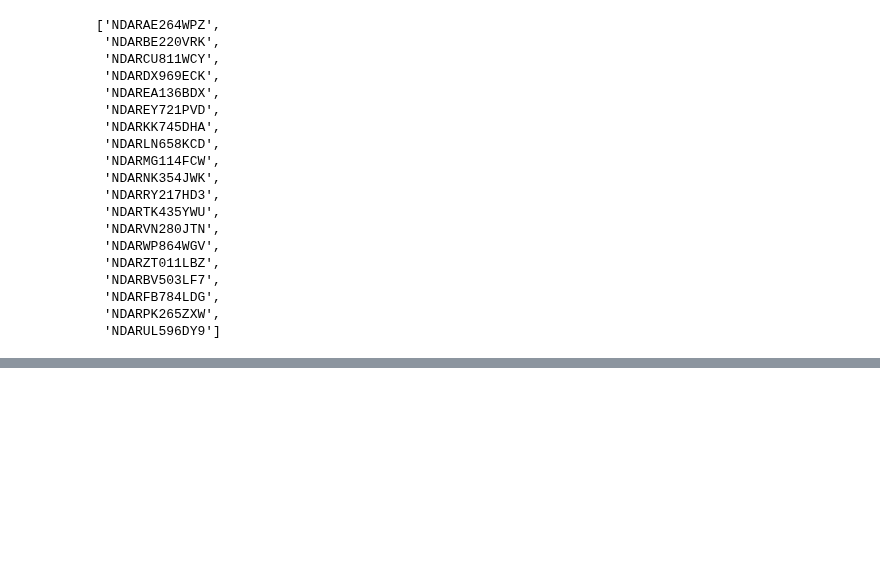
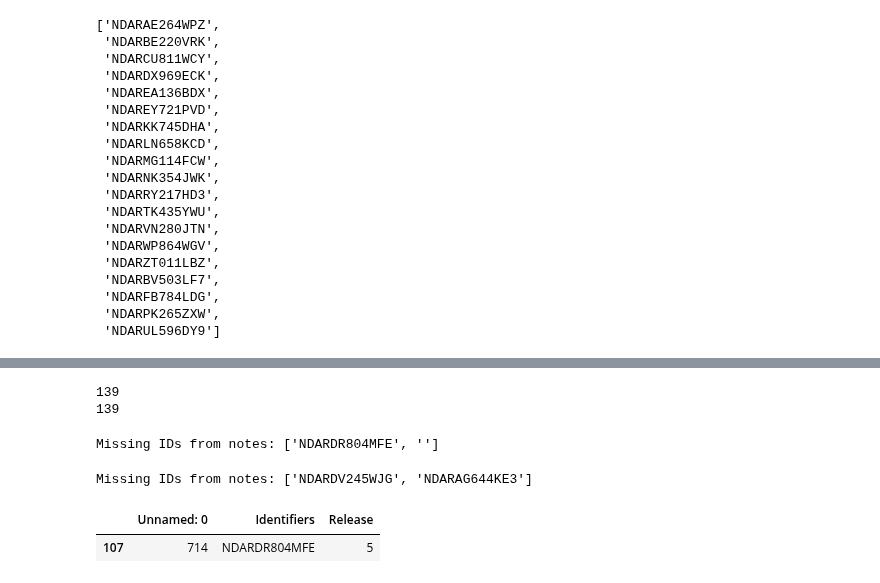
Before and after one commit to cristinarainich/Child-Mind-Institute-Project, a Jupyter notebook: behavioral_analysis.ipynb, the cells around one changed output, grey strips where cells are left out. Saved outputs shown, nothing was run; the diff lists cells and outputs as text; code cells hidden in the pictures; blank space fills up the shorter version.

```diff
--- a/behavioral_analysis.ipynb
+++ b/behavioral_analysis.ipynb
@@ -106,3 +107,8 @@ final_ids = ids['Identifiers'].values.tolist()
 print('The number of sibjects in our sample: ', len(final_ids))
 # %% [output]
 The number of sibjects in our sample:  619
+# %%
+# Write the IDs to a text file in Colab
+with open('id_list.txt', 'w') as file:
+    for id in final_ids:
+        file.write(id + '\n')
@@ -179,0 +222,25 @@ no_release_ids
+# %%
+print(len(notes))
+print(len(missing_ids))
+# %% [output]
+139
+139
+# %%
+missing_from_notes = [id for id in missing_ids if id not in notes]
+
+# Display the result
+print("Missing IDs from notes:", missing_from_notes)
+# %% [output]
+Missing IDs from notes: ['NDARDR804MFE', '']
+# %%
+missing_from_missing_ids = [id for id in notes if id not in missing_ids]
+
+# Display the result
+print("Missing IDs from notes:", missing_from_missing_ids)
+# %% [output]
+Missing IDs from notes: ['NDARDV245WJG', 'NDARAG644KE3']
+# %%
+ids[ids['Identifiers'] == 'NDARDR804MFE']
+# %% [output]
+|  | Unnamed: 0 | Identifiers | Release |
+| 107 | 714 | NDARDR804MFE | 5 |
```
Also changed, not shown: parts of 8 cells of this notebook.
